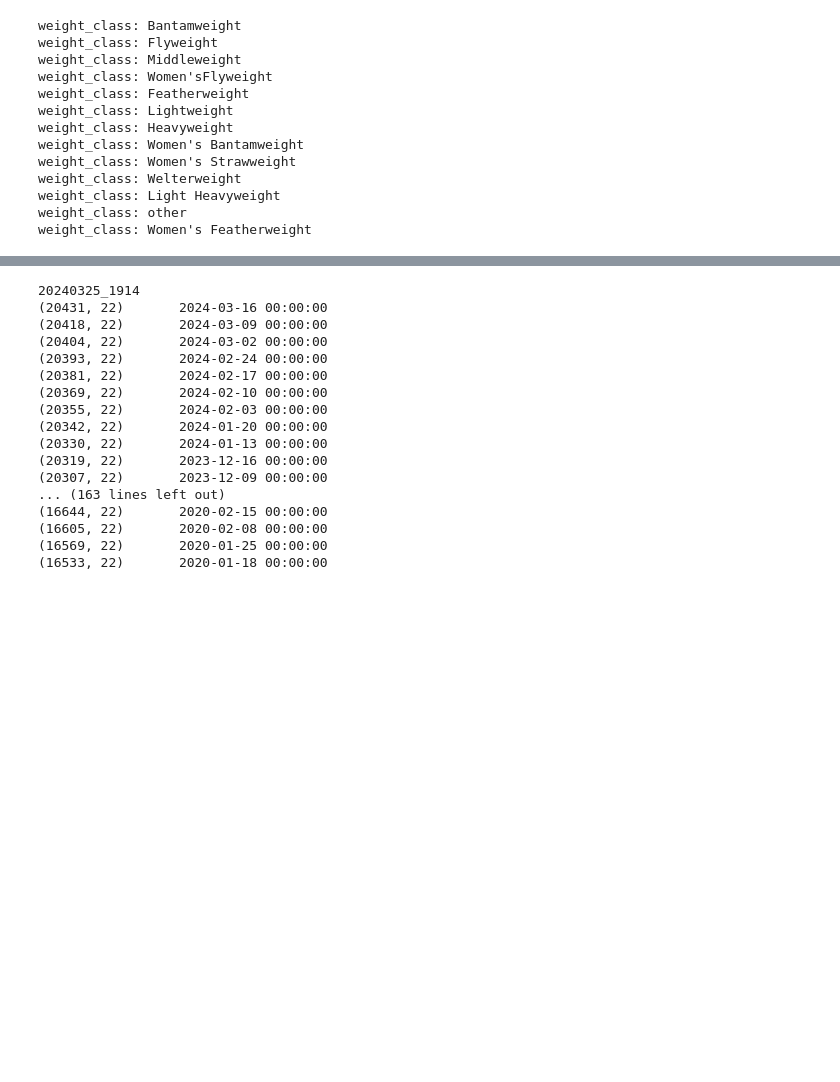
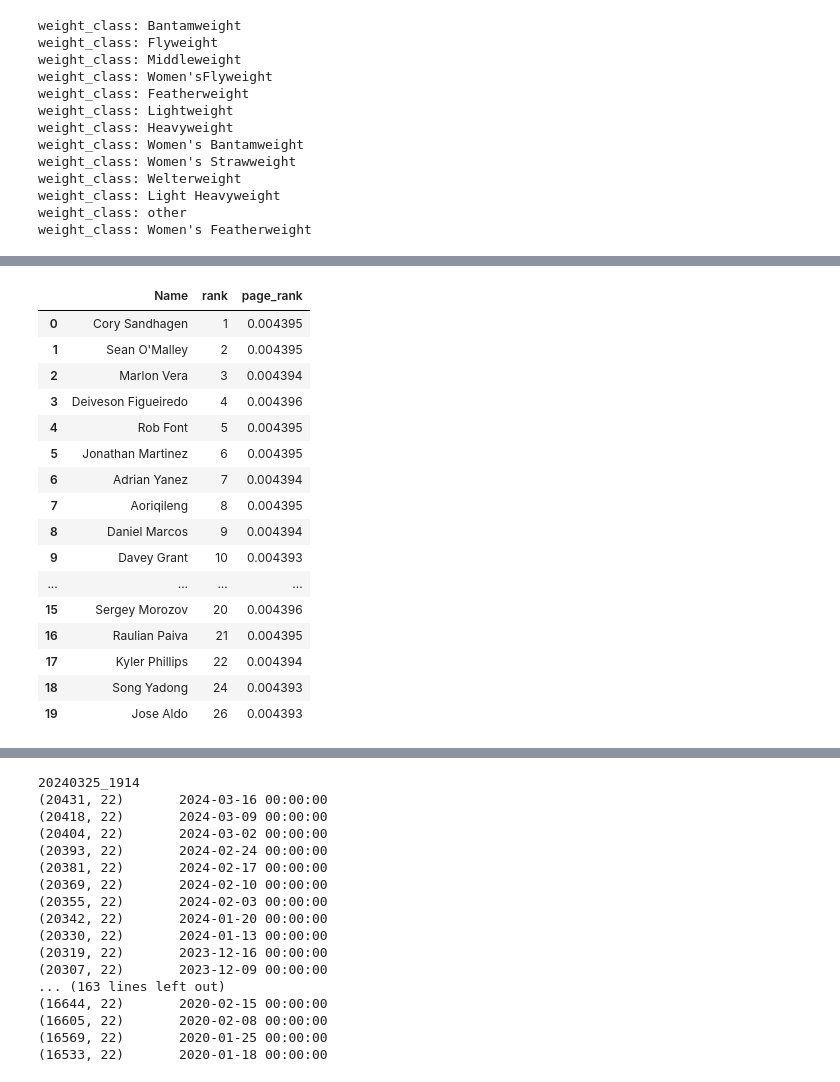
Before and after one commit to zarreh/mma_ranking, a Jupyter notebook: Notebooks/UFC_ranking/UFC_ranking_new.ipynb, the cells around one changed output, grey strips where cells are left out. Cells and saved outputs as stored; diff of their text form; code cells hidden in the pictures; blank space fills up the shorter version.

```diff
--- a/Notebooks/UFC_ranking/UFC_ranking_new.ipynb
+++ b/Notebooks/UFC_ranking/UFC_ranking_new.ipynb
@@ -137,7 +136,7 @@ fighter_rankings.get("Beneil Dariush", {"rank": 0})
 import pandas as pd
 
 # "adj_p_rank"
-epsilon = 0.0001
+epsilon = 0.000001
 
 # "wight_class_rank"
 for _, match in matches_sorted.iterrows():
@@ -174,15 +173,11 @@ for _, match in matches_sorted.iterrows():
             "wight_class_rank"
         ]
         potential_new_rank = fighter_rankings[loser]["wight_class_rank"] + 1
-        # fighter_rankings[loser]["wight_class_rank"] = potential_new_rank
 
-
-
-        # potential_new_rank = fighter_rankings[loser]["wight_class_rank"] - 1
         # update all the ranking higher than the loser
         for fighter in fighter_rankings.keys():
             figher_rank_ = fighter_rankings.get(fighter, {"rank": 0})["wight_class_rank"]
-            # print("fighter: {} rank: {}".format(fighter, figher_rank_))
+
             if figher_rank_ >= potential_new_rank:
                 print(
                     "fighter: {} rank: {}  --> {}".format(
@@ -190,11 +185,6 @@ for _, match in matches_sorted.iterrows():
                     )
                 )
                 fighter_rankings[fighter]["wight_class_rank"] += 1
-                # print(
-                #     "After ranking -->fighter: {} rank: {}".format(
-                #         fighter, fighter_rankings[fighter]["wight_class_rank"]
-                #     )
-                # )
 
         fighter_rankings[loser]["wight_class_rank"] = potential_new_rank
         winner_rank = fighter_rankings.get(winner, {"rank": 0})["wight_class_rank"]
@@ -205,15 +195,7 @@ for _, match in matches_sorted.iterrows():
                 winner, winner_rank, loser, loser_rank
             )
         )
-
-        # while any(
-        #     fighter["wight_class_rank"] == potential_new_rank
-        #     for fighter in fighter_rankings.values()
-        # ):
-        #     potential_new_rank -= 1
-        #     print("figher: {} potential_new_rank: {}".format(winner,potential_new_rank))
-        # updated_rankings["rank"] = range(1, len(updated_rankings) + 1)
-        # fighter_rankings[winner]["wight_class_rank"] = potential_new_rank
+        fighter_rankings = dict(sorted(fighter_rankings.items(), key=lambda item: item[1]['wight_class_rank']))
 
 
         print("\n-------------------\n")
@@ -350,0 +234,20 @@ KeyError: "None of ['Name'] are in the columns"
+# %%
+updated_rankings.sort_values(by=["rank"]).head(20)
+# %% [output]
+|  | Name | rank | page_rank |
+| 0 | Cory Sandhagen | 1 | 0.004395 |
+| 1 | Sean O'Malley | 2 | 0.004395 |
+| 2 | Marlon Vera | 3 | 0.004394 |
+| 3 | Deiveson Figueiredo | 4 | 0.004396 |
+| 4 | Rob Font | 5 | 0.004395 |
+| 5 | Jonathan Martinez | 6 | 0.004395 |
+| 6 | Adrian Yanez | 7 | 0.004394 |
+| 7 | Aoriqileng | 8 | 0.004395 |
+| 8 | Daniel Marcos | 9 | 0.004394 |
+| 9 | Davey Grant | 10 | 0.004393 |
+| ... | ... | ... | ... |
+| 15 | Sergey Morozov | 20 | 0.004396 |
+| 16 | Raulian Paiva | 21 | 0.004395 |
+| 17 | Kyler Phillips | 22 | 0.004394 |
+| 18 | Song Yadong | 24 | 0.004393 |
+| 19 | Jose Aldo | 26 | 0.004393 |
```
Also changed, not shown: parts of 15 cells of this notebook.
